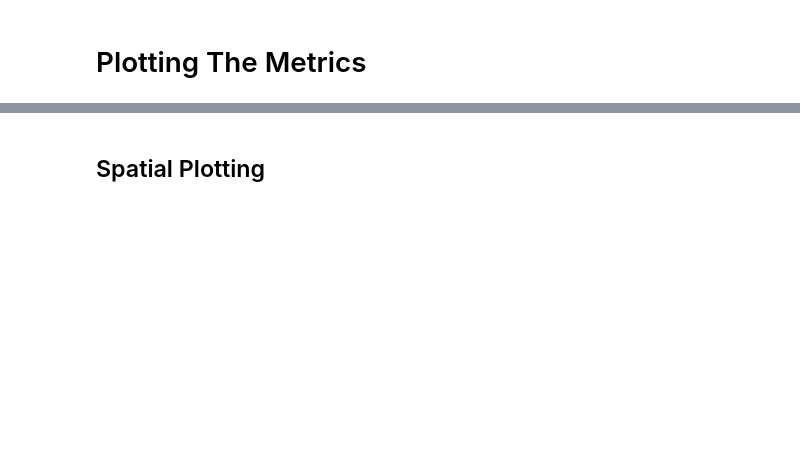
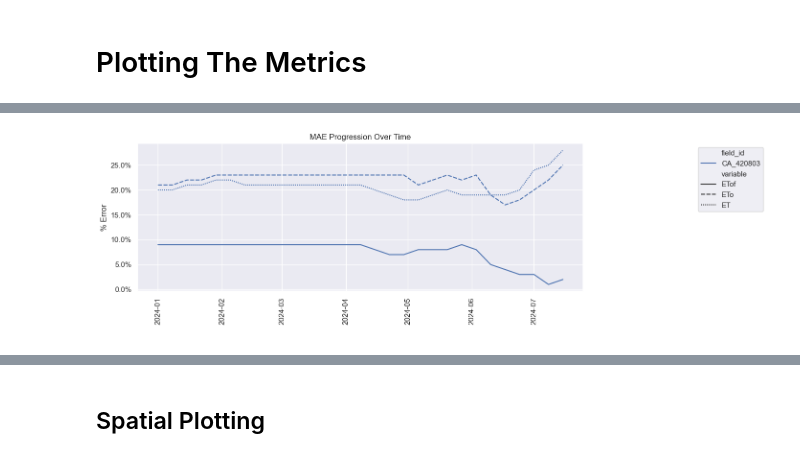
Before and after one commit to watrs-csumb/openet-forecast-analysis, a Jupyter notebook: monterey_analysis.ipynb, the cells around one changed output, grey strips where cells are left out. Cells and saved outputs as stored; diff of their text form; code cells hidden in the pictures; blank space fills up the shorter version.

```diff
--- a/monterey_analysis.ipynb
+++ b/monterey_analysis.ipynb
@@ -234,5 +457,7 @@ timeseries_plot(plotter, x='forecasting_date', y_a='corr',
 # %%
-timeseries_plot(plotter, x='forecasting_date', y_a='mae',
+timeseries_plot(mae_plotter, x='forecasting_date', y_a='mae',
                 hue='field_id', title='MAE Progression Over Time', style='variable',
                 xlabel=' ', ylabel='% Error', as_percent=True, figsize=(12, 4));
+# %% [output]
+[figure, added]
 # %%
```
Also changed, not shown: parts of 67 cells of this notebook.
